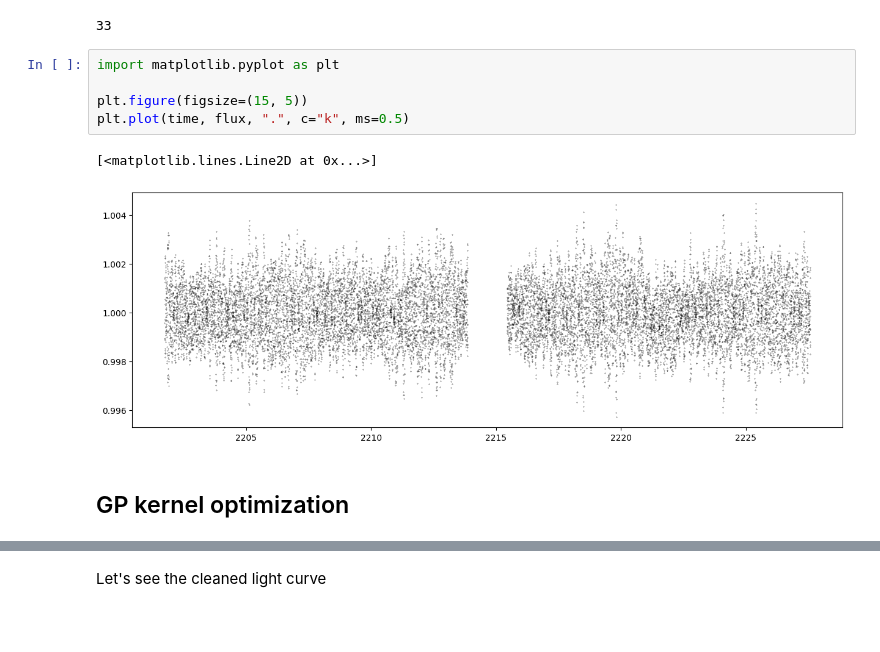
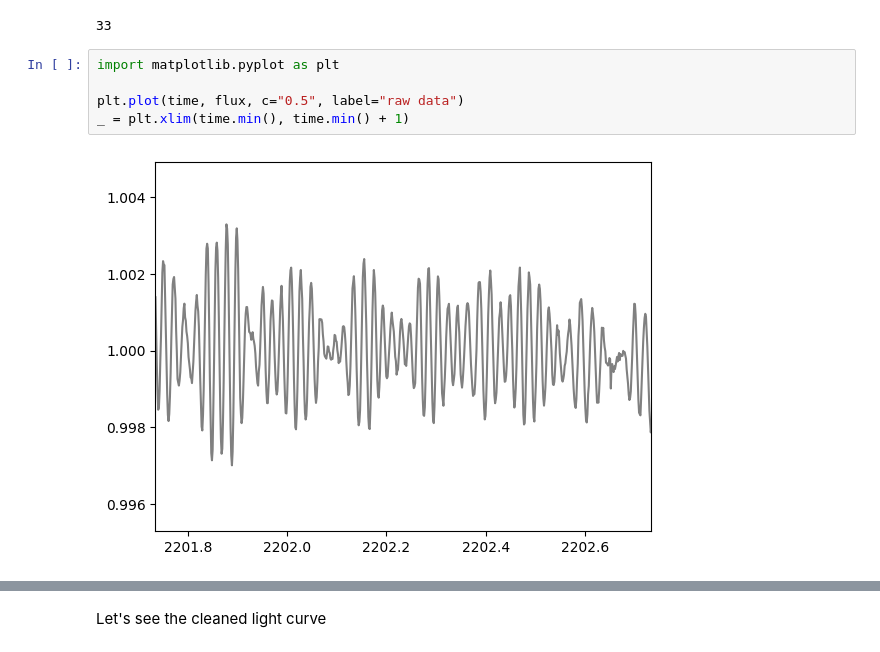
Before and after one commit to lgrcia/nuance, a Jupyter notebook: docs/notebooks/tutorials/exocomet.ipynb, the cells around one changed output, grey strips where cells are left out. Drawn from its saved outputs; the diff is of its cells as text; blank space fills up the shorter version.

```diff
--- a/docs/notebooks/tutorials/exocomet.ipynb
+++ b/docs/notebooks/tutorials/exocomet.ipynb
@@ -39,10 +39,7 @@ lc.sector
 # %%
 import matplotlib.pyplot as plt
 
-plt.figure(figsize=(15, 5))
-plt.plot(time, flux, ".", c="k", ms=0.5)
+plt.plot(time, flux, c="0.5", label="raw data")
+_ = plt.xlim(time.min(), time.min() + 1)
 # %% [output]
-[<matplotlib.lines.Line2D at 0x...>]
-[figure, old version]
+[figure, new version]
-# %% [markdown]
-## GP kernel optimization
```
Also changed, not shown: parts of 12 cells of this notebook, 6 other files.
